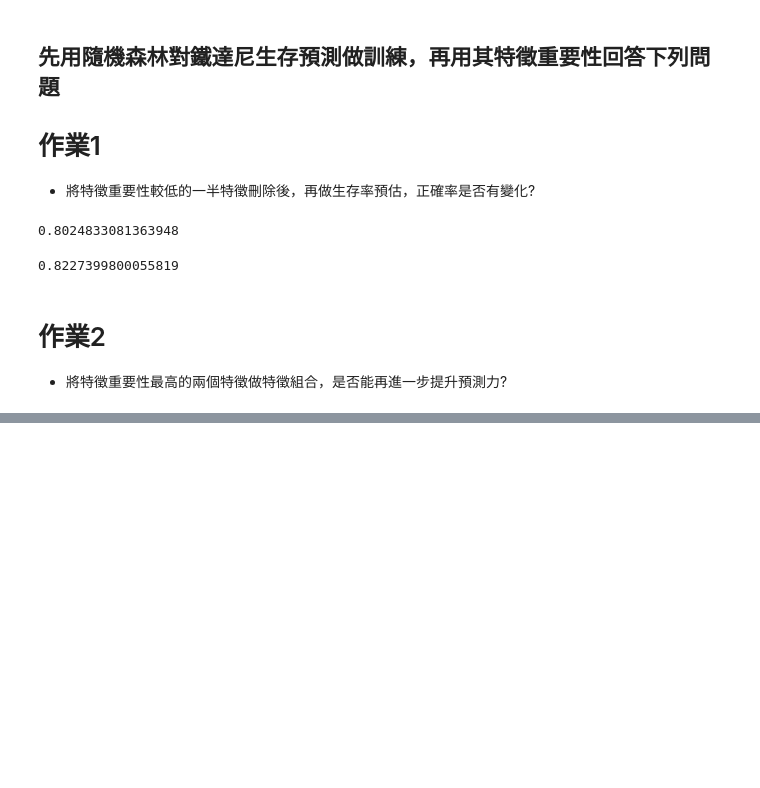
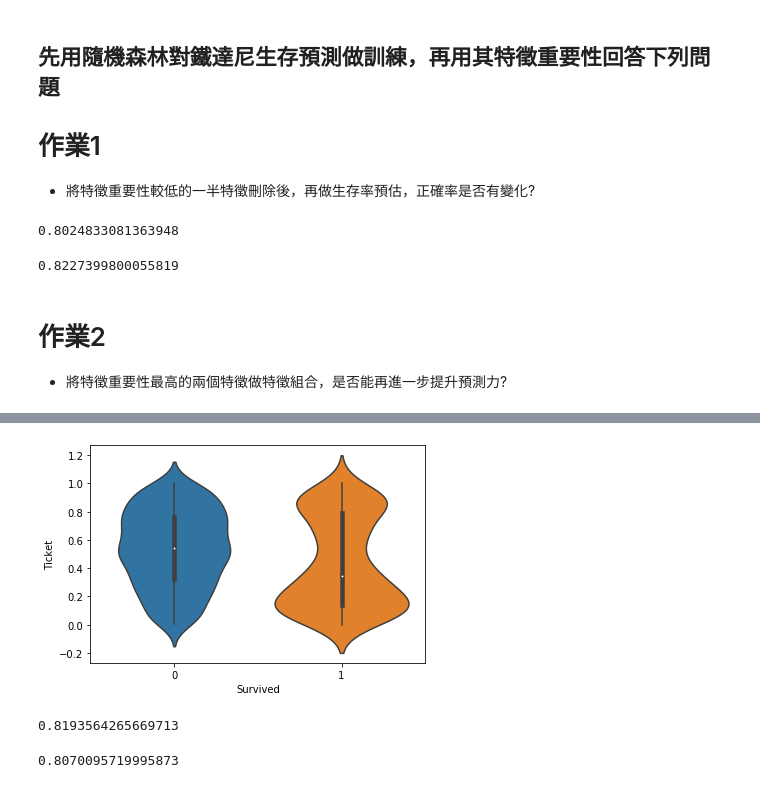
Before and after one commit to SaruXuan/4th-ML100Days, a Jupyter notebook: homework/Day_031_HW.ipynb, the cells around one changed output, grey strips where cells are left out. Cells and saved outputs as stored; diff of their text form; code cells hidden in the pictures; blank space fills up the shorter version.

```diff
--- a/homework/Day_031_HW.ipynb
+++ b/homework/Day_031_HW.ipynb
@@ -109,11 +103,24 @@ KeyError: '1st_char'
 # %%
 # 第二名
-sns.regplot(x=train_Y, y=df['2ed_char'], fit_reg=False)
+sns.violinplot(x=train_Y, y=df['Ticket'], fit_reg=False)
 plt.show()
+# %% [output]
+[figure, added]
 # %%
 # 製作新特徵看效果
 """
 Your Code Here
 """
+df['Add'] = (df['Ticket'] + df['Name'])/2
+df['Mul'] = (df['Ticket'] * df['Name']) ** 0.5
 train_X = MMEncoder.fit_transform(df)
 cross_val_score(estimator, train_X, train_Y, cv=5).mean()
+# %% [output]
+0.8193564265669713
+# %%
+# only high inportance
+high_feature = list(feats[:5].index)
+train_X = MMEncoder.fit_transform(df[high_feature])
+cross_val_score(estimator, train_X, train_Y, cv=5).mean()
+# %% [output]
+0.8070095719995873
```
Also changed, not shown: parts of 1 cell of this notebook.
